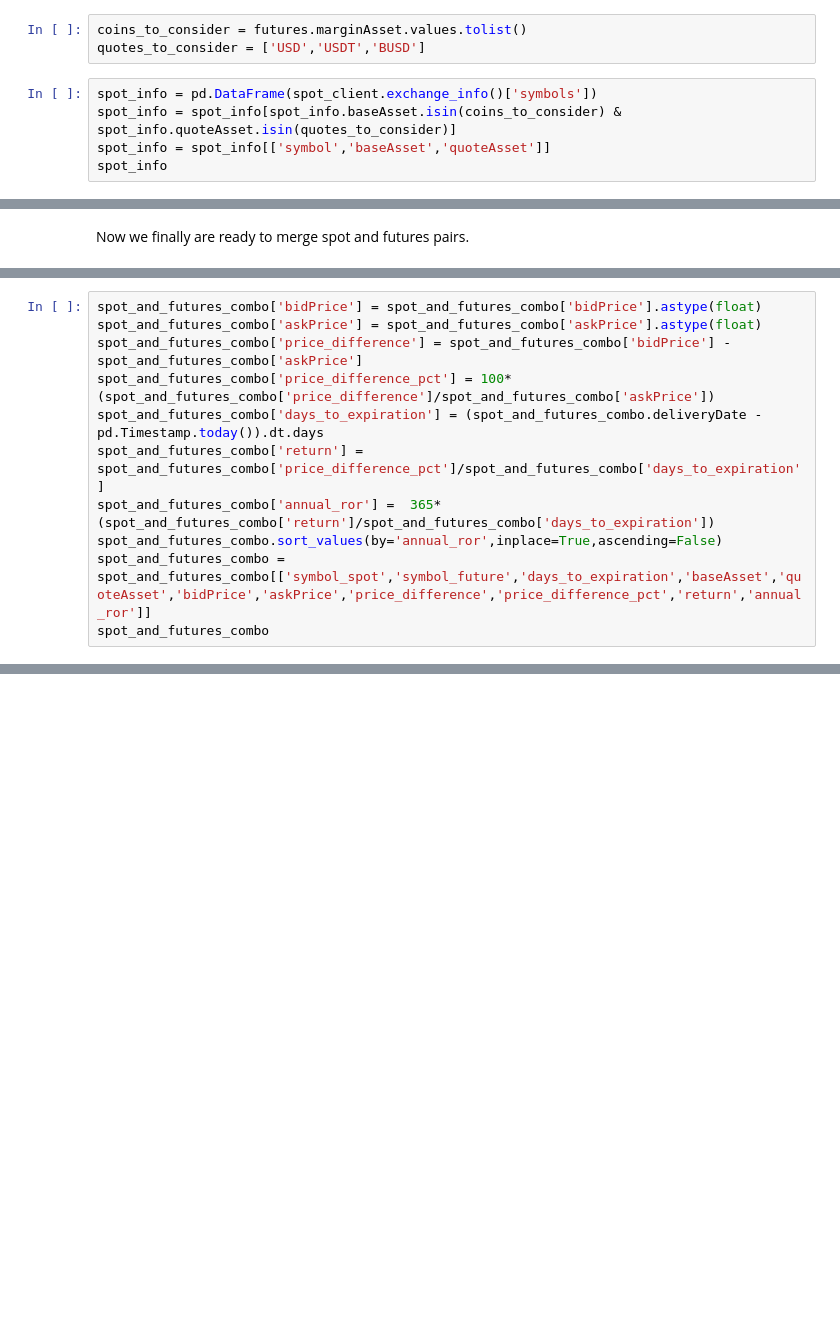
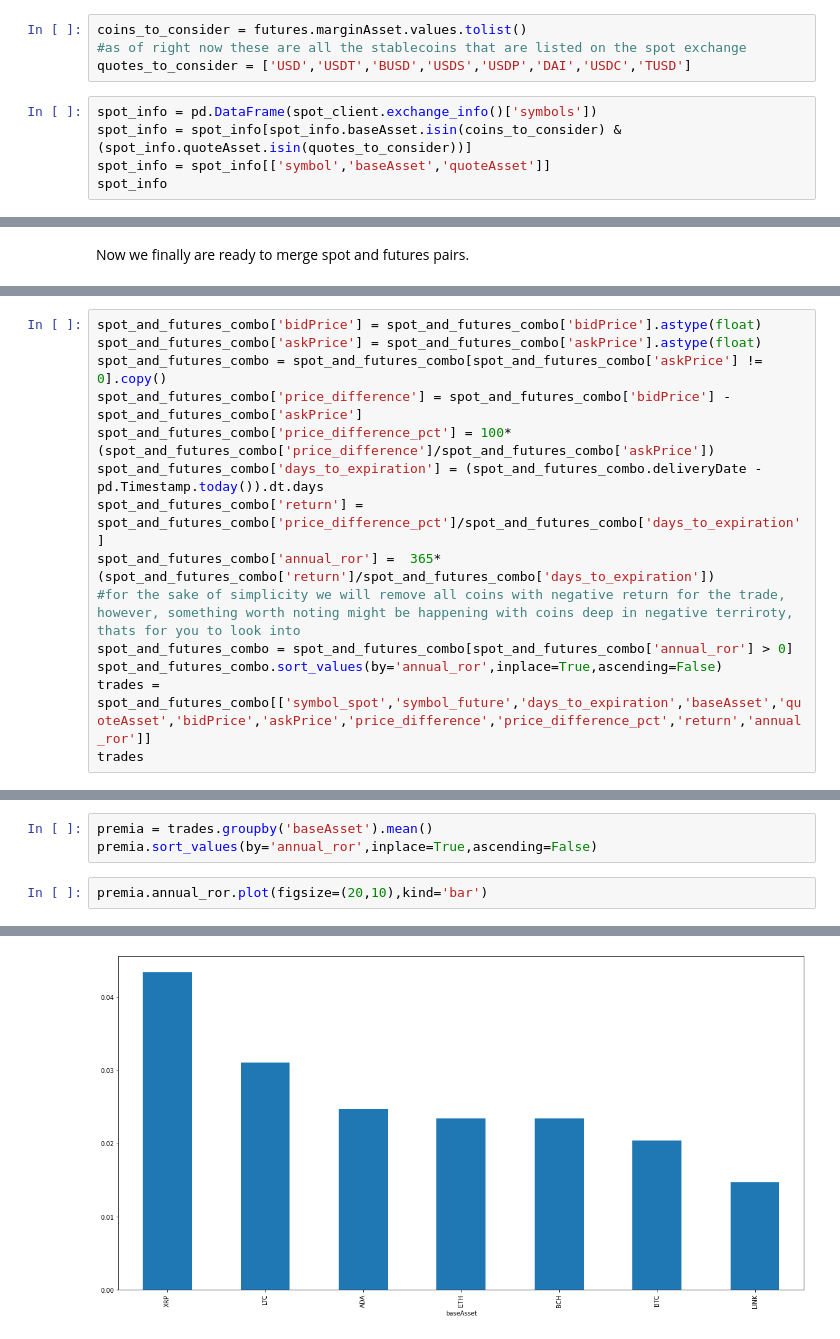
Before and after one commit to numberjuani/crypto_cash_carry, a Jupyter notebook: Cash_and_Carry_Trade.ipynb, the cells around one changed output, grey strips where cells are left out. Cells and saved outputs as stored; diff of their text form; blank space fills up the shorter version.

```diff
--- a/Cash_and_Carry_Trade.ipynb
+++ b/Cash_and_Carry_Trade.ipynb
@@ -39,9 +95,10 @@ futures
 The spot endpoint has an incredibly large number of coins, so we have to narrow it down by those that have a coin-m futures that expire and those that trade with a dollar quote.
 # %%
 coins_to_consider = futures.marginAsset.values.tolist()
-quotes_to_consider = ['USD','USDT','BUSD']
+#as of right now these are all the stablecoins that are listed on the spot exchange
+quotes_to_consider = ['USD','USDT','BUSD','USDS','USDP','DAI','USDC','TUSD']
 # %%
 spot_info = pd.DataFrame(spot_client.exchange_info()['symbols'])
-spot_info = spot_info[spot_info.baseAsset.isin(coins_to_consider) & spot_info.quoteAsset.isin(quotes_to_consider)]
+spot_info = spot_info[spot_info.baseAsset.isin(coins_to_consider) & (spot_info.quoteAsset.isin(quotes_to_consider))]
 spot_info = spot_info[['symbol','baseAsset','quoteAsset']]
 spot_info
@@ -64,11 +189,14 @@ spot_and_futures_combo
 # %%
 spot_and_futures_combo['bidPrice'] = spot_and_futures_combo['bidPrice'].astype(float)
 spot_and_futures_combo['askPrice'] = spot_and_futures_combo['askPrice'].astype(float)
+spot_and_futures_combo = spot_and_futures_combo[spot_and_futures_combo['askPrice'] != 0].copy()
 spot_and_futures_combo['price_difference'] = spot_and_futures_combo['bidPrice'] - spot_and_futures_combo['askPrice']
 spot_and_futures_combo['price_difference_pct'] = 100*(spot_and_futures_combo['price_difference']/spot_and_futures_combo['askPrice'])
 spot_and_futures_combo['days_to_expiration'] = (spot_and_futures_combo.deliveryDate - pd.Timestamp.today()).dt.days
 spot_and_futures_combo['return'] = spot_and_futures_combo['price_difference_pct']/spot_and_futures_combo['days_to_expiration']
 spot_and_futures_combo['annual_ror'] =  365*(spot_and_futures_combo['return']/spot_and_futures_combo['days_to_expiration'])
+#for the sake of simplicity we will remove all coins with negative return for the trade, however, something worth noting might be happening with coins deep in negative terriroty, thats for you to look into
+spot_and_futures_combo = spot_and_futures_combo[spot_and_futures_combo['annual_ror'] > 0]
 spot_and_futures_combo.sort_values(by='annual_ror',inplace=True,ascending=False)
-spot_and_futures_combo = spot_and_futures_combo[['symbol_spot','symbol_future','days_to_expiration','baseAsset','quoteAsset','bidPrice','askPrice','price_difference','price_difference_pct','return','annual_ror']]
-spot_and_futures_combo
+trades = spot_and_futures_combo[['symbol_spot','symbol_future','days_to_expiration','baseAsset','quoteAsset','bidPrice','askPrice','price_difference','price_difference_pct','return','annual_ror']]
+trades
@@ -74,0 +223,6 @@ spot_and_futures_combo
+# %%
+premia = trades.groupby('baseAsset').mean()
+premia.sort_values(by='annual_ror',inplace=True,ascending=False)
+# %%
+premia.annual_ror.plot(figsize=(20,10),kind='bar')
+# %% [output]
@@ -74,0 +230 @@ spot_and_futures_combo
+[figure, added]
```
Also changed, not shown: parts of 11 cells of this notebook.
